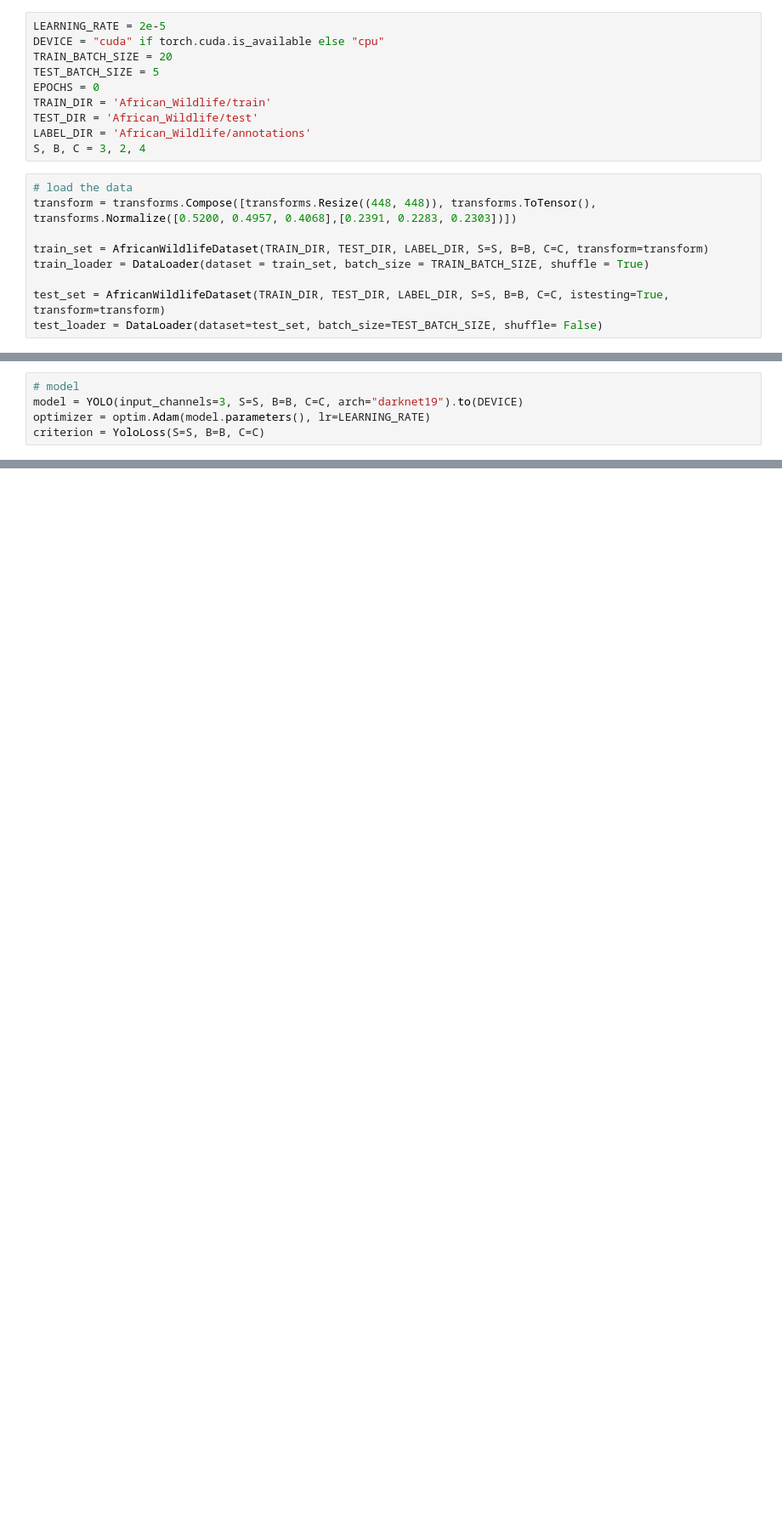
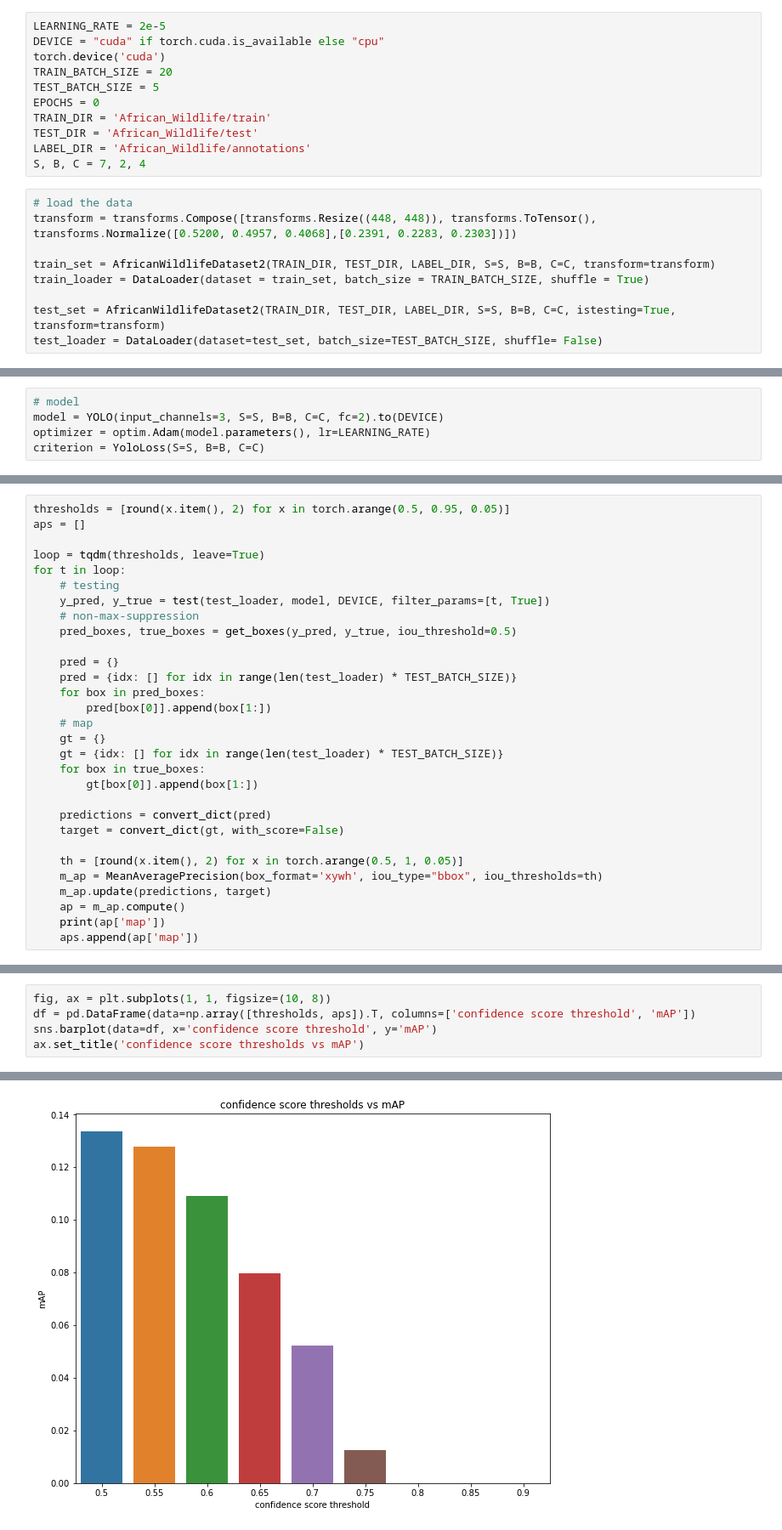
Before and after one commit to adcy358/Image_Analysis_CW, a Jupyter notebook: Experiment_5.ipynb, the cells around one changed output, grey strips where cells are left out. Shown: that part at 85% size. Drawn from its saved outputs; the diff is of its cells as text; blank space fills up the shorter version.

```diff
--- a/Experiment_5.ipynb
+++ b/Experiment_5.ipynb
@@ -29,19 +33,20 @@ def convert_dict(d, with_score=True):
 # %%
 LEARNING_RATE = 2e-5
 DEVICE = "cuda" if torch.cuda.is_available else "cpu"
+torch.device('cuda')
 TRAIN_BATCH_SIZE = 20
 TEST_BATCH_SIZE = 5
 EPOCHS = 0
 TRAIN_DIR = 'African_Wildlife/train'
 TEST_DIR = 'African_Wildlife/test'
 LABEL_DIR = 'African_Wildlife/annotations'
-S, B, C = 3, 2, 4
+S, B, C = 7, 2, 4
 # %%
 # load the data
 transform = transforms.Compose([transforms.Resize((448, 448)), transforms.ToTensor(), transforms.Normalize([0.5200, 0.4957, 0.4068],[0.2391, 0.2283, 0.2303])])
 
-train_set = AfricanWildlifeDataset(TRAIN_DIR, TEST_DIR, LABEL_DIR, S=S, B=B, C=C, transform=transform)
+train_set = AfricanWildlifeDataset2(TRAIN_DIR, TEST_DIR, LABEL_DIR, S=S, B=B, C=C, transform=transform)
 train_loader = DataLoader(dataset = train_set, batch_size = TRAIN_BATCH_SIZE, shuffle = True)
 
-test_set = AfricanWildlifeDataset(TRAIN_DIR, TEST_DIR, LABEL_DIR, S=S, B=B, C=C, istesting=True, transform=transform)
+test_set = AfricanWildlifeDataset2(TRAIN_DIR, TEST_DIR, LABEL_DIR, S=S, B=B, C=C, istesting=True, transform=transform)
 test_loader = DataLoader(dataset=test_set, batch_size=TEST_BATCH_SIZE, shuffle= False)
@@ -50,6 +64,6 @@ test_loader = DataLoader(dataset=test_set, batch_size=TEST_BATCH_SIZE, shuffle=
 # %%
 # model
-model = YOLO(input_channels=3, S=S, B=B, C=C, arch="darknet19").to(DEVICE)
+model = YOLO(input_channels=3, S=S, B=B, C=C, fc=2).to(DEVICE)
 optimizer = optim.Adam(model.parameters(), lr=LEARNING_RATE)
 criterion = YoloLoss(S=S, B=B, C=C)
 # %%
@@ -68,0 +91,30 @@ NameError: name 'loss_hist1' is not defined
+# %%
+thresholds = [round(x.item(), 2) for x in torch.arange(0.5, 0.95, 0.05)]
+aps = []
+
+loop = tqdm(thresholds, leave=True)
+for t in loop:
+    # testing
+    y_pred, y_true = test(test_loader, model, DEVICE, filter_params=[t, True])
+    # non-max-suppression
+    pred_boxes, true_boxes = get_boxes(y_pred, y_true, iou_threshold=0.5)
+
+    pred = {}
+    pred = {idx: [] for idx in range(len(test_loader) * TEST_BATCH_SIZE)}
+    for box in pred_boxes:
+        pred[box[0]].append(box[1:])
+    # map
+    gt = {}
+    gt = {idx: [] for idx in range(len(test_loader) * TEST_BATCH_SIZE)}
+    for box in true_boxes:
+        gt[box[0]].append(box[1:])
+
+    predictions = convert_dict(pred)
+    target = convert_dict(gt, with_score=False)
+
+    th = [round(x.item(), 2) for x in torch.arange(0.5, 1, 0.05)]
+    m_ap = MeanAveragePrecision(box_format='xywh', iou_type="bbox", iou_thresholds=th)
+    m_ap.update(predictions, target)
+    ap = m_ap.compute()
+    print(ap['map'])
+    aps.append(ap['map'])
@@ -68,0 +131,6 @@ NameError: name 'loss_hist1' is not defined
+# %%
+fig, ax = plt.subplots(1, 1, figsize=(10, 8))
+df = pd.DataFrame(data=np.array([thresholds, aps]).T, columns=['confidence score threshold', 'mAP'])
+sns.barplot(data=df, x='confidence score threshold', y='mAP')
+ax.set_title('confidence score thresholds vs mAP')
+# %% [output]
@@ -68,0 +138 @@ NameError: name 'loss_hist1' is not defined
+[figure, added]
```
Also changed, not shown: parts of 30 cells of this notebook, 3 other files.
